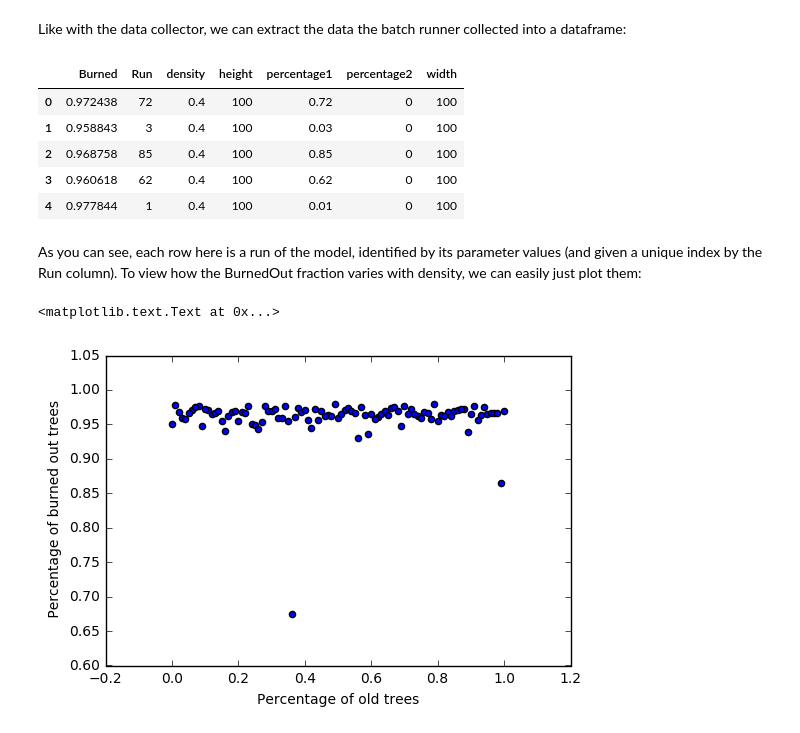
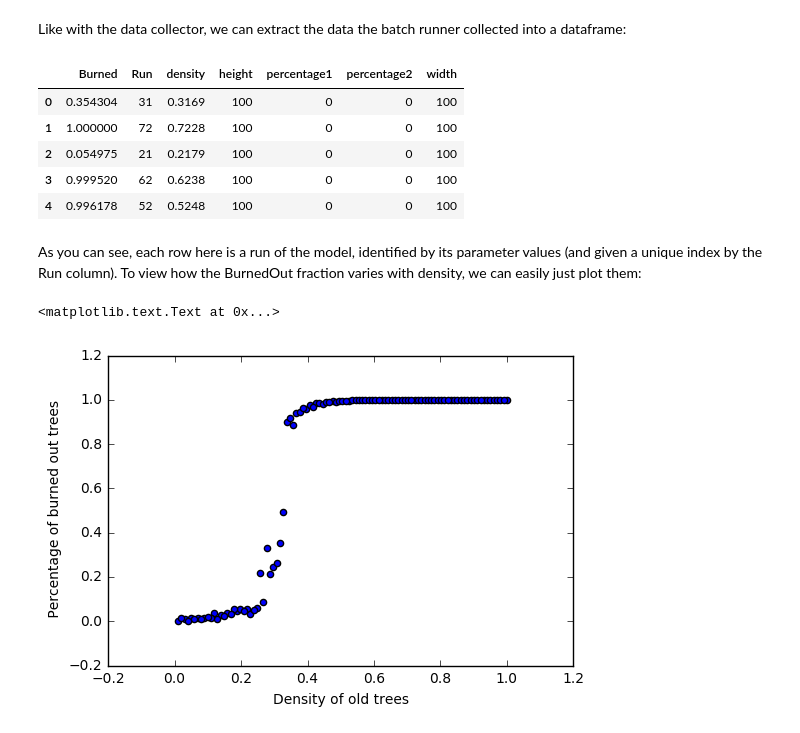
Before and after one commit to SepidehD/lab4, a Jupyter notebook: lab4.ipynb, the cells around one changed output. Drawn from its saved outputs; the diff is of its cells as text; code cells hidden in the pictures.

```diff
--- a/lab4.ipynb
+++ b/lab4.ipynb
@@ -263,8 +263,8 @@ I used batch pocessing to see how different pecentage of old tree
 param_set = dict(height=100, # Height and width are constant
                  width=100,
                  # Vary density from 0.01 to 1, in 0.01 increments:
-                 density=0.4,percentage2= 0,
-                 percentage1=np.linspace(0,1,101))
+                 density=np.linspace(0.01,1,101),percentage2= 0,
+                 percentage1=0)
 # %%
 # At the end of each model run, calculate the fraction of trees which are Burned
 model_reporter = {"Burned": lambda m: (ForestFire.count_type(m, "Burned") /
@@ -282,18 +282,18 @@ df = param_run.get_model_vars_dataframe()
 df.head()
 # %% [output]
 |  | Burned | Run | density | height | percentage1 | percentage2 | width |
-| 0 | 0.972438 | 72 | 0.4 | 100 | 0.72 | 0 | 100 |
-| 1 | 0.958843 | 3 | 0.4 | 100 | 0.03 | 0 | 100 |
-| 2 | 0.968758 | 85 | 0.4 | 100 | 0.85 | 0 | 100 |
-| 3 | 0.960618 | 62 | 0.4 | 100 | 0.62 | 0 | 100 |
-| 4 | 0.977844 | 1 | 0.4 | 100 | 0.01 | 0 | 100 |
+| 0 | 0.354304 | 31 | 0.3169 | 100 | 0 | 0 | 100 |
+| 1 | 1.000000 | 72 | 0.7228 | 100 | 0 | 0 | 100 |
+| 2 | 0.054975 | 21 | 0.2179 | 100 | 0 | 0 | 100 |
+| 3 | 0.999520 | 62 | 0.6238 | 100 | 0 | 0 | 100 |
+| 4 | 0.996178 | 52 | 0.5248 | 100 | 0 | 0 | 100 |
 # %% [markdown]
 As you can see, each row here is a run of the model, identified by its parameter values (and given a unique index by the Run column). To view how the BurnedOut fraction varies with density, we can easily just plot them:
 # %%
-plt.scatter(df.percentage1, df.Burned)
+plt.scatter(df.density, df.Burned)
 #plt.xlim(0,10)
 plt.ylabel(' Percentage of burned out trees')
-plt.xlabel('Percentage of old trees')
+plt.xlabel('Density of trees')
 # %% [output]
 <matplotlib.text.Text at 0x...>
-[figure, old version]
+[figure, new version]
```
Also changed, not shown: parts of 3 cells of this notebook.
